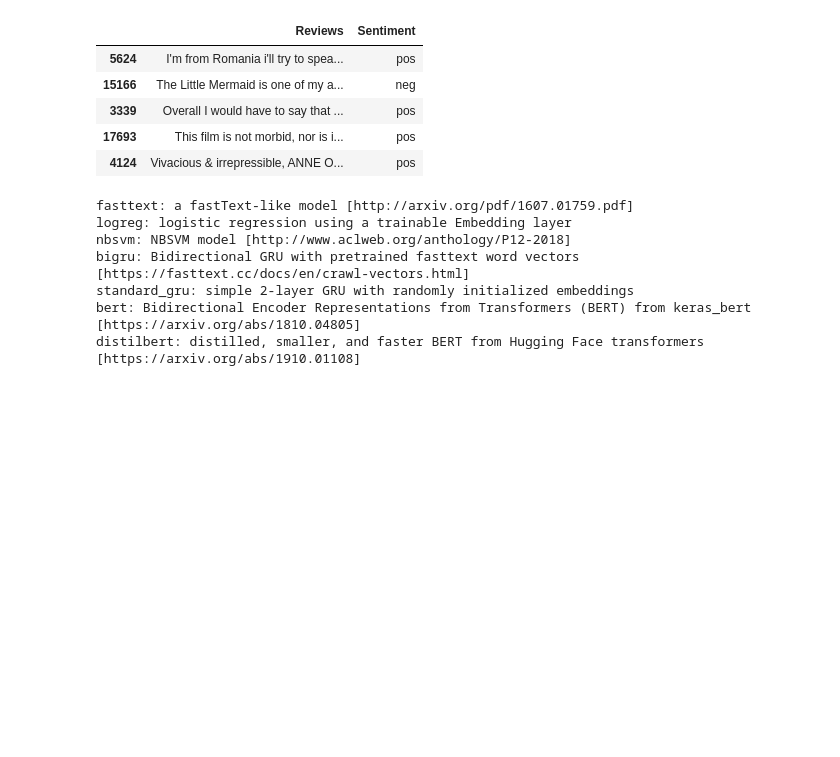
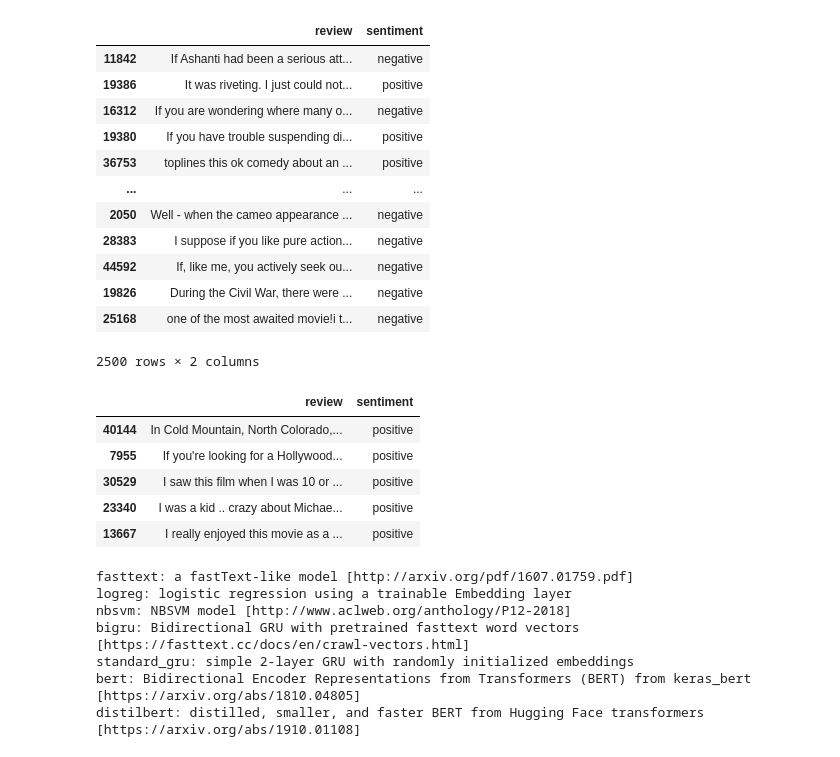
Before and after one commit to JohnH-King/BERT-with-python, a Jupyter notebook: Google Colab Code/BERT_with_pretrained_model_(Fine_Tuning).ipynb, the cells around one changed output. Drawn from its saved outputs; the diff is of its cells as text; code cells hidden in the pictures; blank space fills up the shorter version.

```diff
--- a/Google Colab Code/BERT_with_pretrained_model_(Fine_Tuning).ipynb
+++ b/Google Colab Code/BERT_with_pretrained_model_(Fine_Tuning).ipynb
@@ -45,0 +48,13 @@ import tensorflow as tf
+# %%
+df = pd.read_csv('/content/gdrive/MyDrive/Movie Review/Fine_Tuning_Set/IMDB Dataset.csv')
+
+df.shape
+print(df.tail(20))
+
+# get the locations
+a = df.iloc[1:]
+# y = df.iloc[:, -1]
+
+# split the dataset
+data_train, data_test = train_test_split(
+    a, test_size=0.05, random_state=0)
@@ -46,3 +79,5 @@ import tensorflow as tf
 # %%
-data_test = pd.read_excel('/content/IMDB-Movie-Reviews-Large-Dataset-50k/test.xlsx', dtype= str)
-data_train = pd.read_excel('/content/IMDB-Movie-Reviews-Large-Dataset-50k/train.xlsx', dtype = str)
+#Or if test and train data are split manually or if another package is used to split the data, retrieve the data.
+# Kaggle's competition on the movie review dataset had already given a test and test split dataset.
+# data_test = pd.read_excel('/content/IMDB-Movie-Reviews-Large-Dataset-50k/test.xlsx', dtype= str)
+# data_train = pd.read_excel('/content/IMDB-Movie-Reviews-Large-Dataset-50k/train.xlsx', dtype = str)
@@ -49,12 +101,28 @@ data_train = pd.read_excel('/content/IMDB-Movie-Reviews-Large-Dataset-50k/train.
+# %%
+data_test
+# %% [output]
+|  | review | sentiment |
+| 11842 | If Ashanti had been a serious att... | negative |
+| 19386 | It was riveting. I just could not... | positive |
+| 16312 | If you are wondering where many o... | negative |
+| 19380 | If you have trouble suspending di... | positive |
+| 36753 | toplines this ok comedy about an ... | positive |
+| ... | ... | ... |
+| 2050 | Well - when the cameo appearance ... | negative |
+| 28383 | I suppose if you like pure action... | negative |
+| 44592 | If, like me, you actively seek ou... | negative |
+| 19826 | During the Civil War, there were ... | negative |
+| 25168 | one of the most awaited movie!i t... | negative |
+2500 rows × 2 columns
 # %%
 data_train.sample(5)
 # %% [output]
-|  | Reviews | Sentiment |
-| 5624 | I'm from Romania i'll try to spea... | pos |
-| 15166 | The Little Mermaid is one of my a... | neg |
-| 3339 | Overall I would have to say that ... | pos |
-| 17693 | This film is not morbid, nor is i... | pos |
-| 4124 | Vivacious & irrepressible, ANNE O... | pos |
+|  | review | sentiment |
+| 40144 | In Cold Mountain, North Colorado,... | positive |
+| 7955 | If you're looking for a Hollywood... | positive |
+| 30529 | I saw this film when I was 10 or ... | positive |
+| 23340 | I was a kid .. crazy about Michae... | positive |
+| 13667 | I really enjoyed this movie as a ... | positive |
 # %%
 text.print_text_classifiers()
 # %% [output]
```
Also changed, not shown: parts of 20 cells of this notebook, 1 other file.
